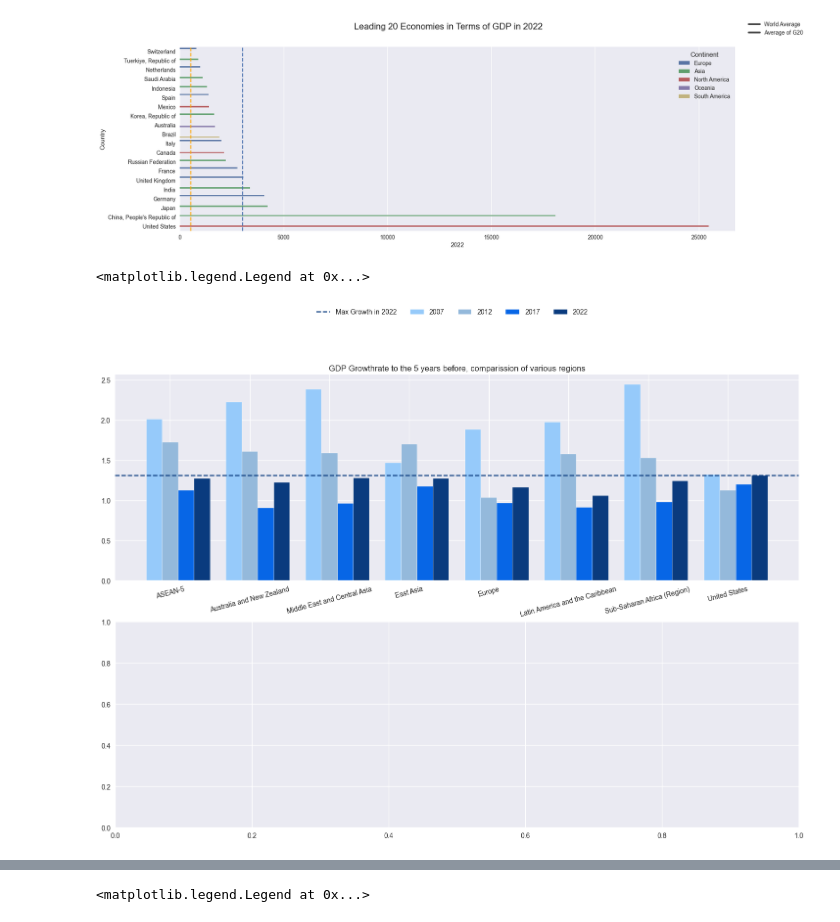
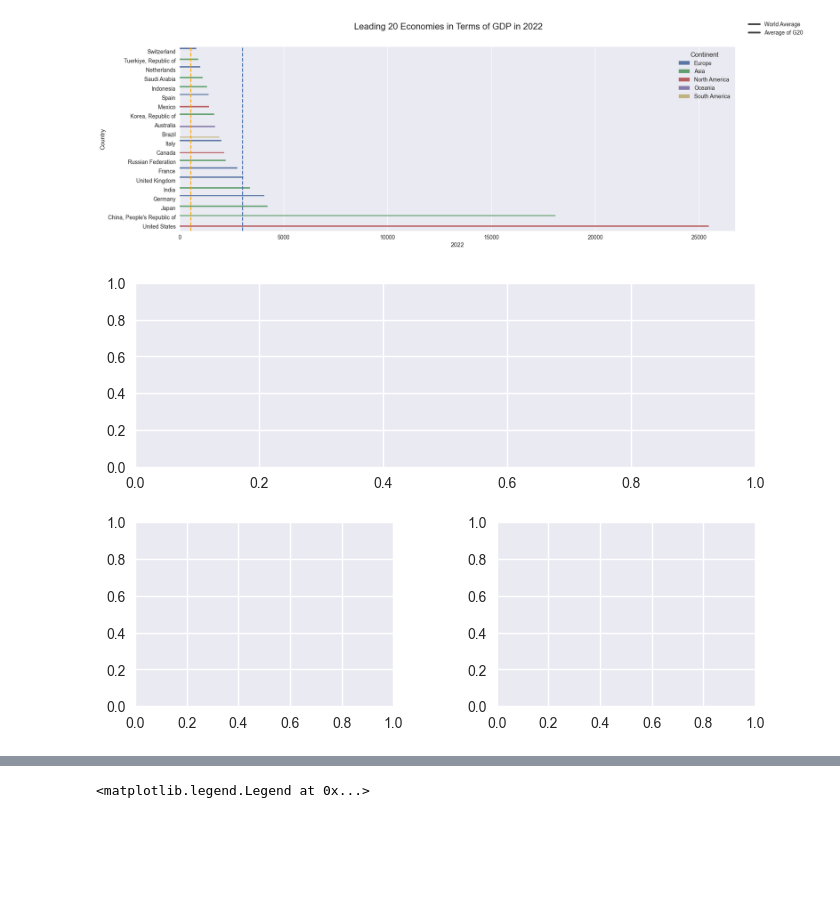
Before and after one commit to Monsieur-Bandana/data_science_clockmann, a Jupyter notebook: ClassProject2207 (1).ipynb, the cells around one changed output, grey strips where cells are left out. Saved outputs shown, nothing was run; the diff lists cells and outputs as text; code cells hidden in the pictures; blank space fills up the shorter version.

```diff
--- a/ClassProject2207 (1).ipynb
+++ b/ClassProject2207 (1).ipynb
@@ -231,55 +231,12 @@ fig.legend(labels=["World Average", "Average of G20"])
 [figure]
 # %%
 
-import matplotlib as mpl
+grid = plt.GridSpec(2, 2, wspace=0.4, hspace=0.3)
 
-fig, axes = plt.subplots(2,1, figsize=(18, 12))
+ax1=plt.subplot(grid[0, 0:2])
+ax2 = plt.subplot(grid[1, 0])
+ax3 = plt.subplot(grid[1, 1])
 
-regionsList = ['ASEAN-5', 'Australia and New Zealand', 'Middle East and Central Asia',  'East Asia', 'Europe', 'Latin America and the Caribbean', 'Sub-Saharan Africa (Region) ',  'United States']
-
-# sub area world
-# sub area europe
-
-dbEmerging = final_gdp2.loc[regionsList]
-dbEmerging = dbEmerging[[2002, 2007, 2012, 2017, 2022]]
-data = {2007: dbEmerging[2007]/dbEmerging[2002],
-                2012: dbEmerging[2012]/dbEmerging[2007],
-                2017: dbEmerging[2017]/dbEmerging[2012],
-                2022: dbEmerging[2022]/dbEmerging[2017]}
-dbGrowthRate = pd.DataFrame(data=data)
-
-maxGrowth2022 = max(dbGrowthRate[2022].to_list())
-
-dbGrowthRate = dbGrowthRate.T
-
-
-regions = dbGrowthRate.columns.to_list()
-x = dbGrowthRate.values.tolist()
-region = np.arange(len(regions))
-
-width = 0.2
-
-colors =['#96cafa', '#94b9db', '#0766e6', '#0a3b7e']
-
-
-i = 0
-while i < len(dbGrowthRate):
-    offset=width*i
-    axes[0].bar(height=x[i], x=region + offset,
-                width=width, color=colors[i])
-    i=i+1
-
-
-
-axes[0].axhline(y=maxGrowth2022, linestyle='--', color=colors[3])
-
-axes[0].set_xticks(region + width, regions, rotation=15)
-axes[0].set_title("GDP Growthrate to the 5 years before, comparission of various regions")
-
-
-mpl.style.use('seaborn')
-
-fig.legend(loc='upper center', ncols=5, labels=["Max Growth in 2022"]+dbGrowthRate.index.to_list() )
+axes = [ax1, ax2, ax3]
 # %% [output]
-<matplotlib.legend.Legend at 0x...>
-[figure, old version]
+[figure, new version]
```
Also changed, not shown: parts of 1 cell of this notebook.
